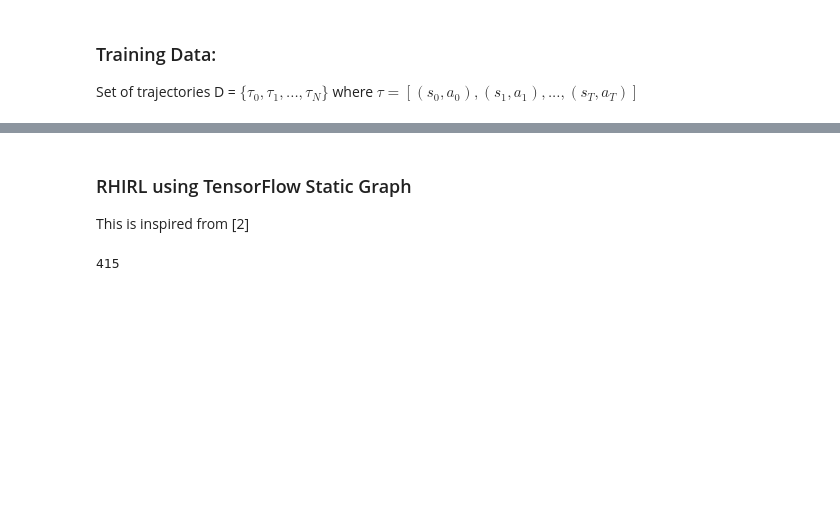
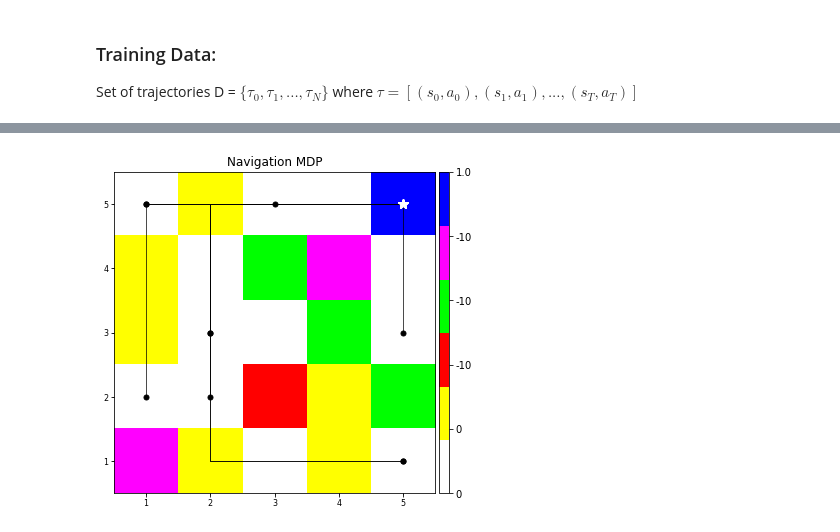
Before and after one commit to yrevar/inverse_rl, a Jupyter notebook: irl/rhirl/RHIRL_Navigation_Experiment.ipynb, the cells around one changed output, grey strips where cells are left out. Saved outputs shown, nothing was run; the diff lists cells and outputs as text; code cells hidden in the pictures; blank space fills up the shorter version.

```diff
--- a/irl/rhirl/RHIRL_Navigation_Experiment.ipynb
+++ b/irl/rhirl/RHIRL_Navigation_Experiment.ipynb
@@ -26,17 +26,16 @@ It's defined using simple rl framework [3]
 # %%
 np.random.seed(0)
 tf.set_random_seed(0)
-nvmdp = NavigationMDP(width=30,
-                        height=30,
-                        goal_locs=[(21,21)],
+nvmdp = NavigationMDP(width=5,
+                        height=5,
+                        goal_locs=[(5,5)],
                         init_loc=(1,1),
+                        #manual_obstacles=[(2,2), (3,2), (4,2), (5,2), (6,2)],
                         rand_init=True,
                         cell_types=["empty", "yellow", "red", "green", "purple"],
                         cell_type_rewards=[0, 0, -10, -10, -10],
                         goal_reward=1.,
                         slip_prob=0.00,
-                        step_cost=0.0,
+                        step_cost=0.00, vacancy_prob=.8,
                         gamma=.99)
-
-value_iter = ValueIteration(nvmdp, sample_rate=100)
-_ = value_iter.run_vi()
+# nvmdp.visualize_grid(nvmdp.cells, show_rewards_cbar=True)
@@ -147,3 +44,0 @@ heap_size = len(state_depths)
-# %% [markdown]
-### RHIRL using TensorFlow Static Graph
-This is inspired from [2]
@@ -208,5 +45,7 @@ tf.set_random_seed(0)
-# %%
-g1, Pi_r, W_r, W_grad, updateWeights, prob_summary = build_rhirl_graph(heap_size)
-len(g1.get_operations())
-# %% [output]
-415
+# %%
+np.random.seed(1)
+N_tau = 10
+D_traj_states, D_traj_actions = nvmdp.sample_data(n_trajectory=N_tau)
+nvmdp.visualize_grid(trajectories=D_traj_states, show_rewards_cbar=True)
+# %% [output]
+[figure, added]
```
Also changed, not shown: parts of 34 cells of this notebook, 4 other files.
